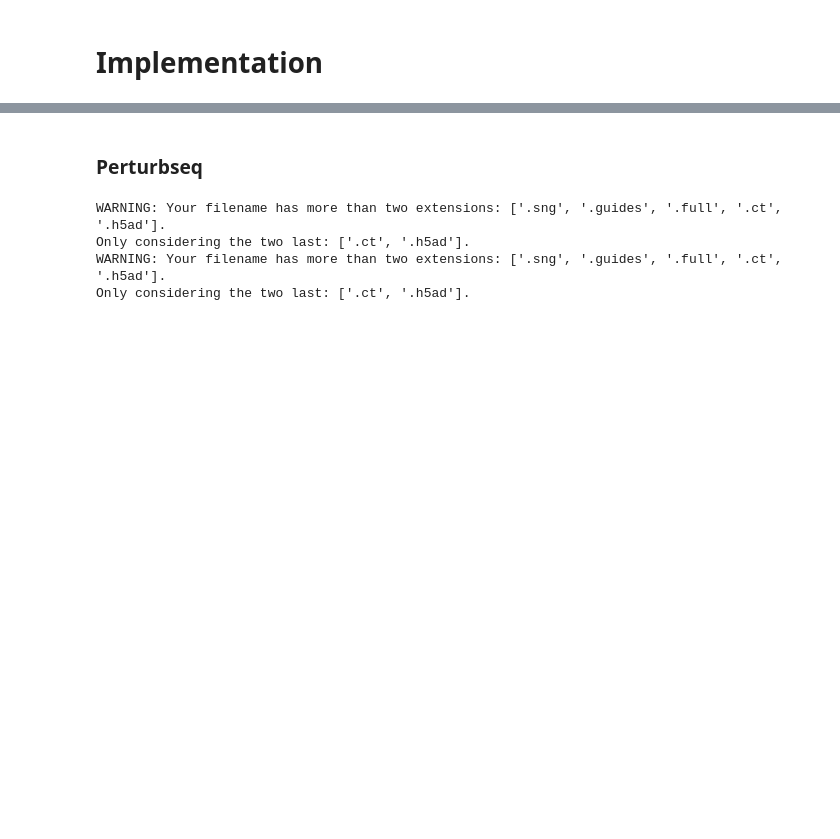
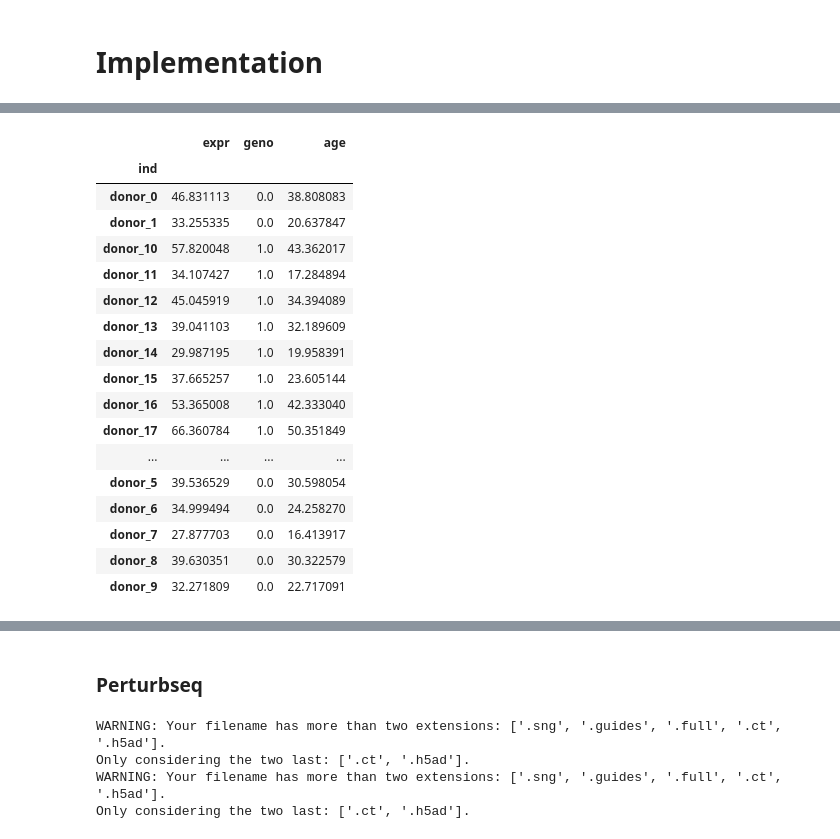
Before and after one commit to mincheoly/memento, a Jupyter notebook: examples/implementation.ipynb, the cells around one changed output, grey strips where cells are left out. Cells and saved outputs as stored; diff of their text form; code cells hidden in the pictures; blank space fills up the shorter version.

```diff
--- a/examples/implementation.ipynb
+++ b/examples/implementation.ipynb
@@ -36,0 +177,21 @@ logging.captureWarnings(True)
+# %%
+pseudobulks
+# %% [output]
+|  | expr | geno | age |
+| ind |  |  |  |
+| donor_0 | 46.831113 | 0.0 | 38.808083 |
+| donor_1 | 33.255335 | 0.0 | 20.637847 |
+| donor_10 | 57.820048 | 1.0 | 43.362017 |
+| donor_11 | 34.107427 | 1.0 | 17.284894 |
+| donor_12 | 45.045919 | 1.0 | 34.394089 |
+| donor_13 | 39.041103 | 1.0 | 32.189609 |
+| donor_14 | 29.987195 | 1.0 | 19.958391 |
+| donor_15 | 37.665257 | 1.0 | 23.605144 |
+| donor_16 | 53.365008 | 1.0 | 42.333040 |
+| donor_17 | 66.360784 | 1.0 | 50.351849 |
+| ... | ... | ... | ... |
+| donor_5 | 39.536529 | 0.0 | 30.598054 |
+| donor_6 | 34.999494 | 0.0 | 24.258270 |
+| donor_7 | 27.877703 | 0.0 | 16.413917 |
+| donor_8 | 39.630351 | 0.0 | 30.322579 |
+| donor_9 | 32.271809 | 0.0 | 22.717091 |
```
Also changed, not shown: parts of 23 cells of this notebook, 2 other files.
